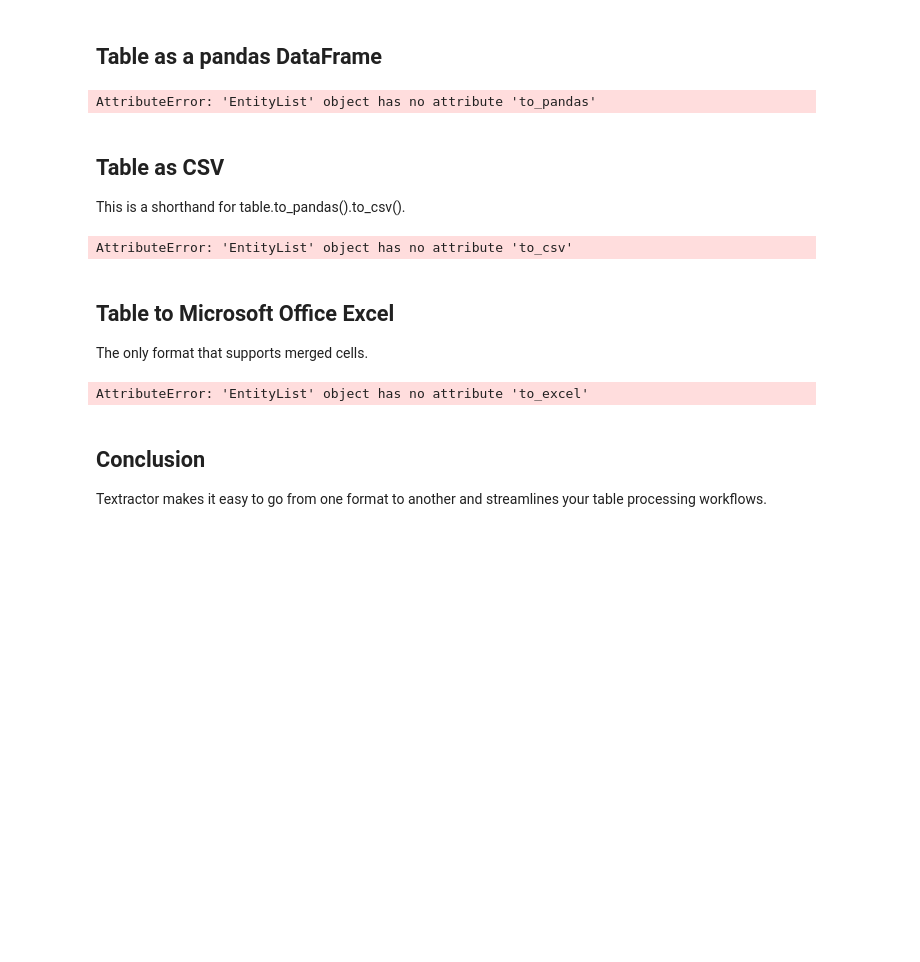
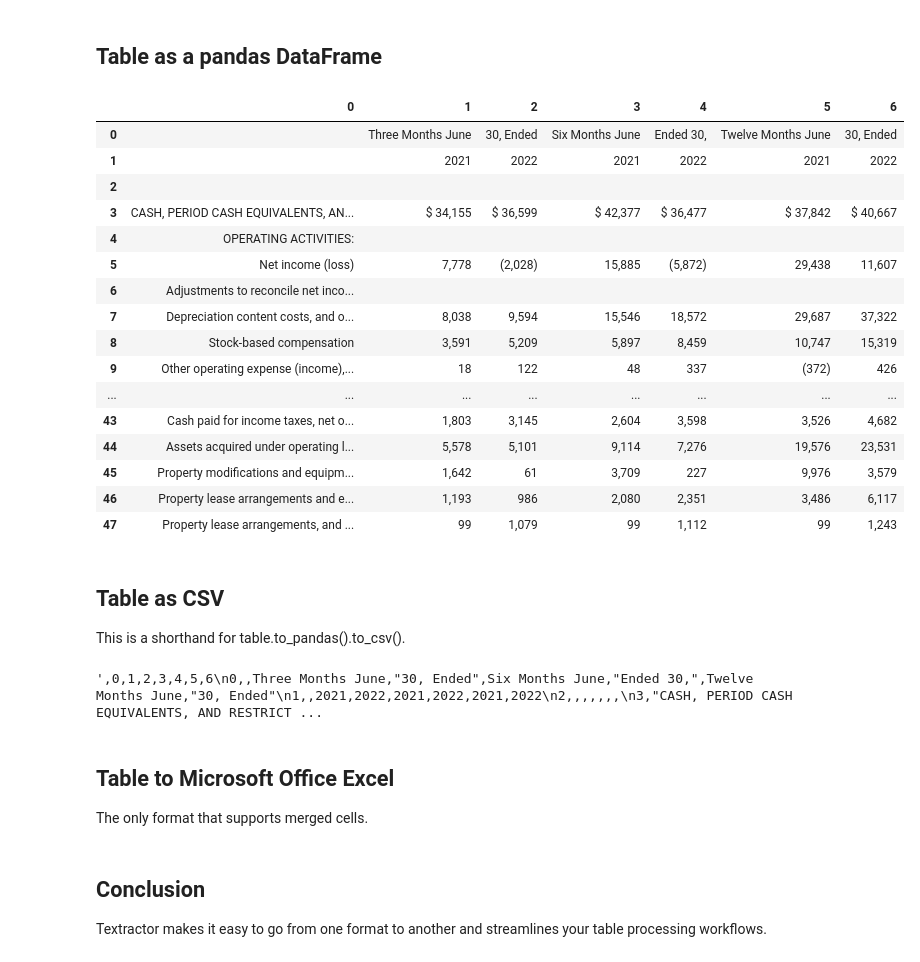
Before and after one commit to aws-samples/amazon-textract-textractor, a Jupyter notebook: docs/source/notebooks/table_data_to_various_formats.ipynb, the cells around one changed output. Drawn from its saved outputs; the diff is of its cells as text; code cells hidden in the pictures; blank space fills up the shorter version.

```diff
--- a/docs/source/notebooks/table_data_to_various_formats.ipynb
+++ b/docs/source/notebooks/table_data_to_various_formats.ipynb
@@ -63,25 +63,39 @@ Image.open("imgs/excel.png")
 # %% [markdown]
 ## Table as a pandas DataFrame
 # %%
-table.to_pandas()
+table[0].to_pandas()
 # %% [output]
-AttributeError: 'EntityList' object has no attribute 'to_pandas'
+|  | 0 | 1 | 2 | 3 | 4 | 5 | 6 |
+| 0 |  | Three Months June | 30, Ended | Six Months June | Ended 30, | Twelve Months June | 30, Ended |
+| 1 |  | 2021 | 2022 | 2021 | 2022 | 2021 | 2022 |
+| 2 |  |  |  |  |  |  |  |
+| 3 | CASH, PERIOD CASH EQUIVALENTS, AN... | $ 34,155 | $ 36,599 | $ 42,377 | $ 36,477 | $ 37,842 | $ 40,667 |
+| 4 | OPERATING ACTIVITIES: |  |  |  |  |  |  |
+| 5 | Net income (loss) | 7,778 | (2,028) | 15,885 | (5,872) | 29,438 | 11,607 |
+| 6 | Adjustments to reconcile net inco... |  |  |  |  |  |  |
+| 7 | Depreciation content costs, and o... | 8,038 | 9,594 | 15,546 | 18,572 | 29,687 | 37,322 |
+| 8 | Stock-based compensation | 3,591 | 5,209 | 5,897 | 8,459 | 10,747 | 15,319 |
+| 9 | Other operating expense (income),... | 18 | 122 | 48 | 337 | (372) | 426 |
+| ... | ... | ... | ... | ... | ... | ... | ... |
+| 43 | Cash paid for income taxes, net o... | 1,803 | 3,145 | 2,604 | 3,598 | 3,526 | 4,682 |
+| 44 | Assets acquired under operating l... | 5,578 | 5,101 | 9,114 | 7,276 | 19,576 | 23,531 |
+| 45 | Property modifications and equipm... | 1,642 | 61 | 3,709 | 227 | 9,976 | 3,579 |
+| 46 | Property lease arrangements and e... | 1,193 | 986 | 2,080 | 2,351 | 3,486 | 6,117 |
+| 47 | Property lease arrangements, and ... | 99 | 1,079 | 99 | 1,112 | 99 | 1,243 |
 # %% [markdown]
 ## Table as CSV
 
 This is a shorthand for table.to_pandas().to_csv().
 # %%
-table.to_csv()
+table[0].to_csv()
 # %% [output]
-AttributeError: 'EntityList' object has no attribute 'to_csv'
+',0,1,2,3,4,5,6\n0,,Three Months June,"30, Ended",Six Months June,"Ended 30,",Twelve Months June,"30, Ended"\n1,,2021,2022,2021,2022,2021,2022\n2,,,,,,,\n3,"CASH, PERIOD CASH EQUIVALENTS, AND RESTRICT ...
 # %% [markdown]
 ## Table to Microsoft Office Excel
 
 The only format that supports merged cells.
 # %%
-table.to_excel("out.xlsx")
+table[0].to_excel("out.xlsx")
-# %% [output]
-AttributeError: 'EntityList' object has no attribute 'to_excel'
 # %% [markdown]
 ## Conclusion
 
```
Also changed, not shown: 2 other files.
